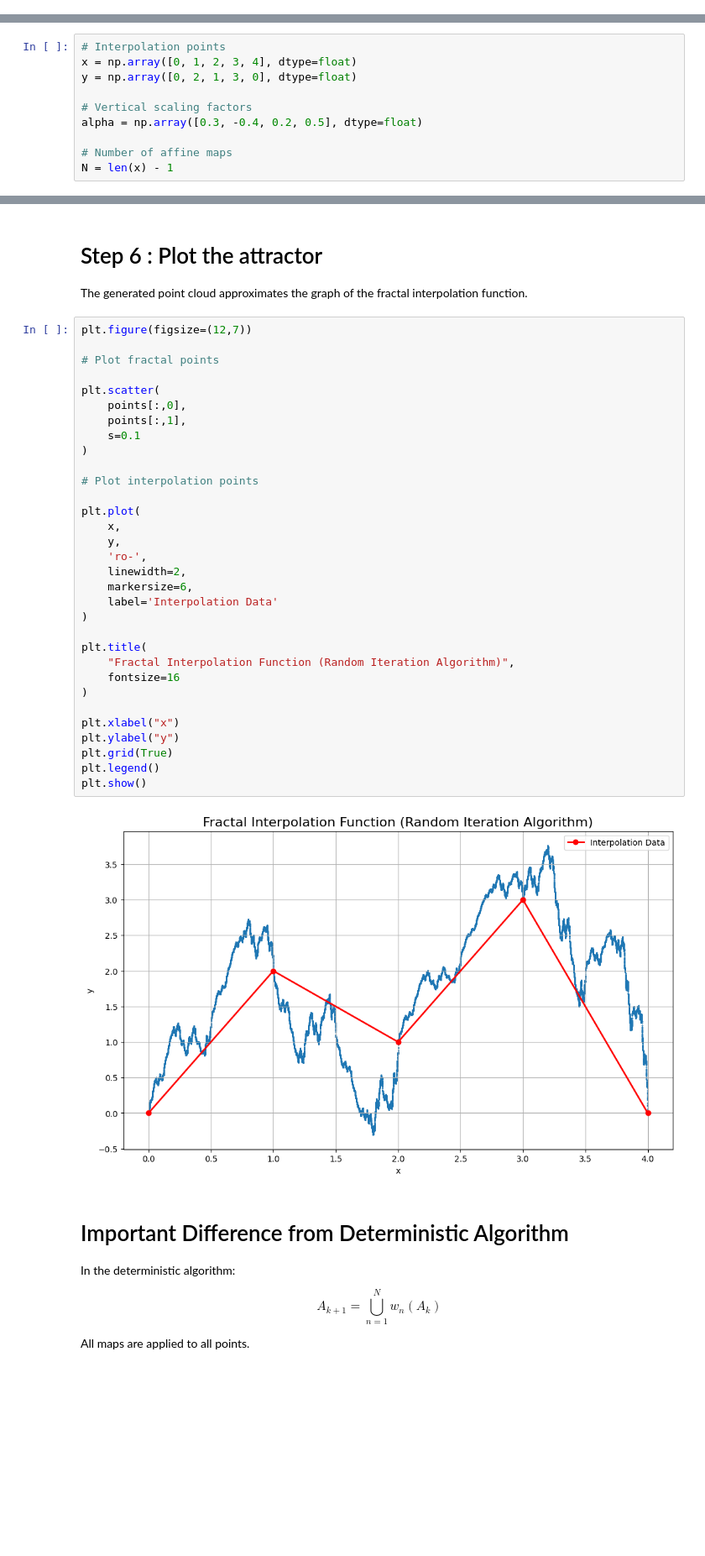
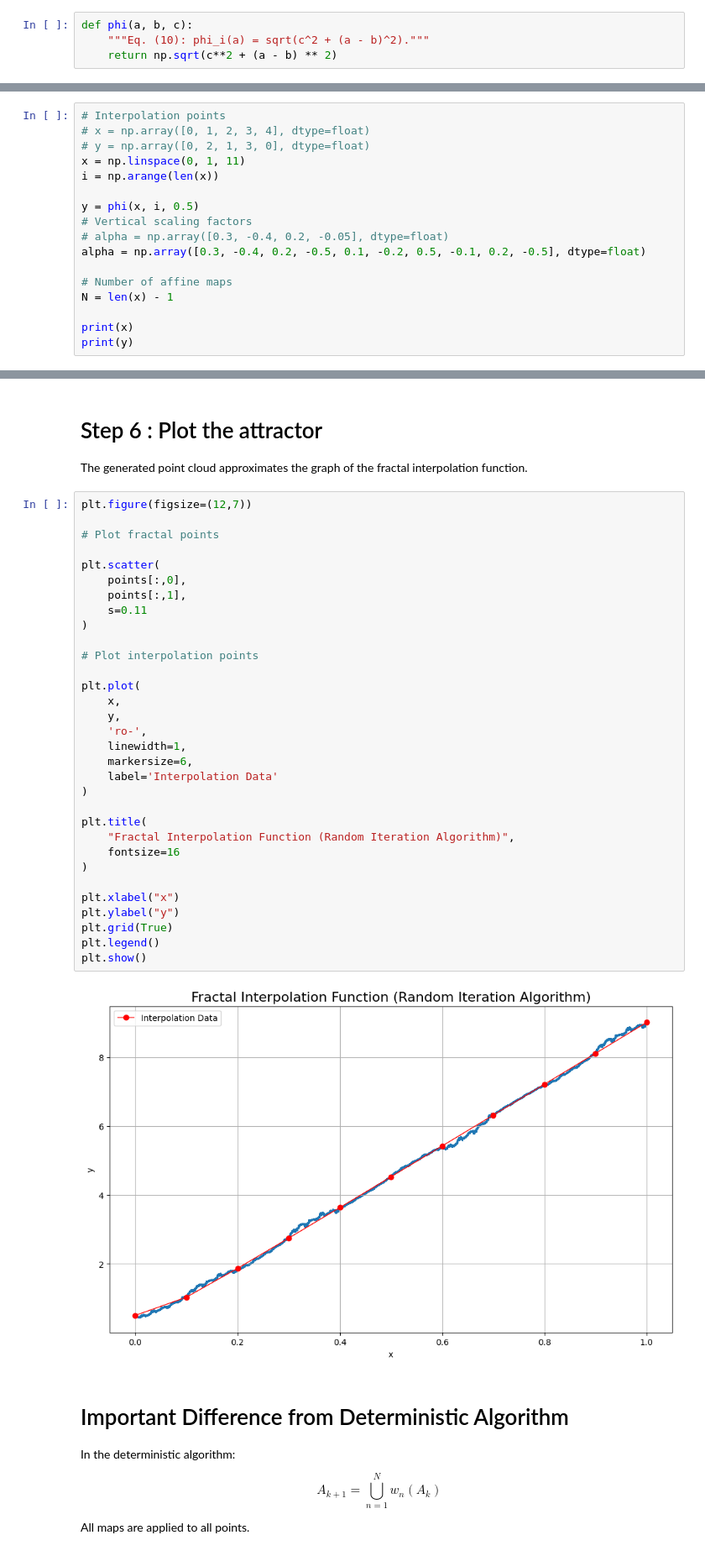
Before and after one commit to amar-at-iitm/fractals_in_python, a Jupyter notebook: fif_random.ipynb, the cells around one changed output, grey strips where cells are left out. Shown at 84% size. Drawn from its saved outputs; the diff is of its cells as text; blank space fills up the shorter version.

```diff
--- a/fif_random.ipynb
+++ b/fif_random.ipynb
@@ -66,3 +66,7 @@ and vertical scaling factors
 $$
 \alpha_1,\alpha_2,\dots,\alpha_N
 $$
+# %%
+def phi(a, b, c):
+    """Eq. (10): phi_i(a) = sqrt(c^2 + (a - b)^2)."""
+    return np.sqrt(c**2 + (a - b) ** 2)
@@ -69,10 +77,17 @@ $$
 # %%
 # Interpolation points
-x = np.array([0, 1, 2, 3, 4], dtype=float)
-y = np.array([0, 2, 1, 3, 0], dtype=float)
+# x = np.array([0, 1, 2, 3, 4], dtype=float)
+# y = np.array([0, 2, 1, 3, 0], dtype=float)
+x = np.linspace(0, 1, 11)
+i = np.arange(len(x))
 
+y = phi(x, i, 0.5)
 # Vertical scaling factors
-alpha = np.array([0.3, -0.4, 0.2, 0.5], dtype=float)
+# alpha = np.array([0.3, -0.4, 0.2, -0.05], dtype=float)
+alpha = np.array([0.3, -0.4, 0.2, -0.5, 0.1, -0.2, 0.5, -0.1, 0.2, -0.5], dtype=float)
 
 # Number of affine maps
 N = len(x) - 1
+
+print(x)
+print(y)
@@ -263,36 +282,36 @@ The generated point cloud approximates the graph of the fractal interpolation fu
 plt.figure(figsize=(12,7))
 
 # Plot fractal points
 
 plt.scatter(
     points[:,0],
     points[:,1],
-    s=0.1
+    s=0.11
 )
 
 # Plot interpolation points
 
 plt.plot(
     x,
     y,
     'ro-',
-    linewidth=2,
+    linewidth=1,
     markersize=6,
     label='Interpolation Data'
 )
 
 plt.title(
     "Fractal Interpolation Function (Random Iteration Algorithm)",
     fontsize=16
 )
 
 plt.xlabel("x")
 plt.ylabel("y")
 plt.grid(True)
 plt.legend()
 plt.show()
 # %% [output]
-[figure, old version]
+[figure, new version]
 # %% [markdown]
 # Important Difference from Deterministic Algorithm
 
```
Also changed, not shown: parts of 2 cells of this notebook.
